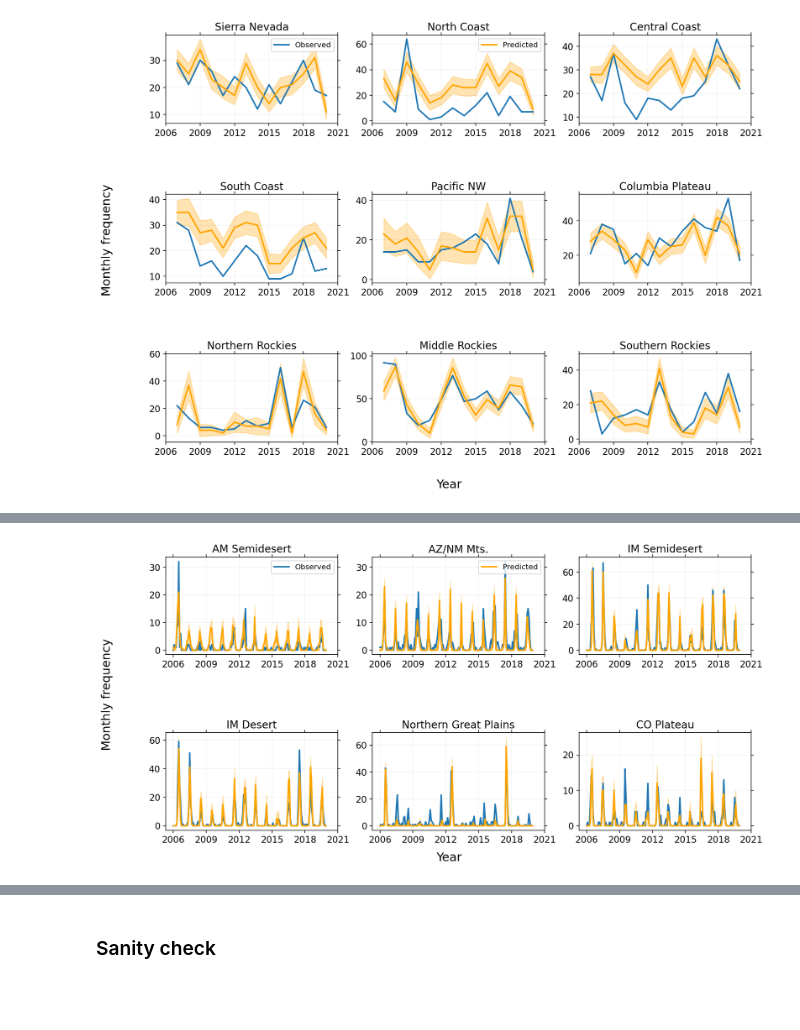
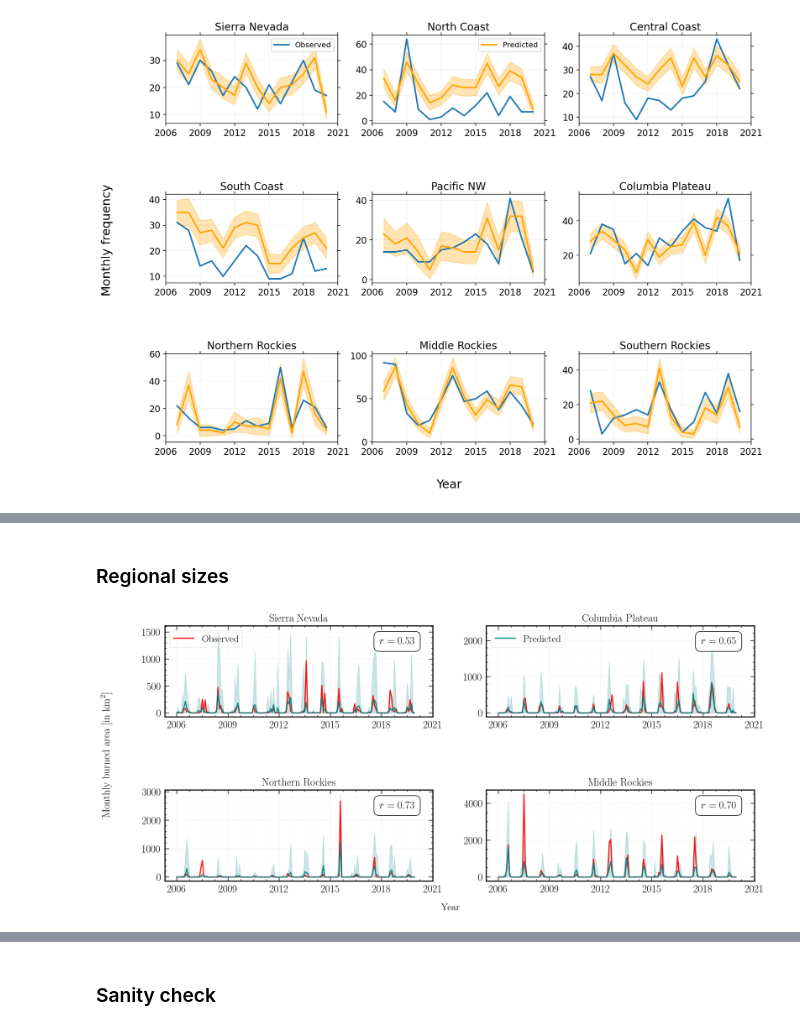
Before and after one commit to jtbuch/smlfire1.0, a Jupyter notebook: notebooks/ml_grid_plot_file.ipynb, the cells around one changed output, grey strips where cells are left out. Cells and saved outputs as stored; diff of their text form; code cells hidden in the pictures; blank space fills up the shorter version.

```diff
--- a/notebooks/ml_grid_plot_file.ipynb
+++ b/notebooks/ml_grid_plot_file.ipynb
@@ -380,0 +353,7 @@ for i in range(3):
+# %%
+size_id= '03_13_22'
+freq_id= '02_27_22'
+
+reg_ml_gpd_size_df= pd.read_hdf('../sav_files/gpd_mon_fire_size_%s'%size_id + '_ml_freq_run_%s'%freq_id + '_df.h5')
+reg_ml_lognorm_size_df= pd.read_hdf('../sav_files/lognorm_mon_fire_size_%s'%size_id + '_ml_freq_run_%s'%freq_id + '_df.h5')
+reg_data_size_df= pd.read_hdf('../sav_files/gpd_mon_fire_size_%s'%size_id + '_data_freq_df.h5')
@@ -381,32 +475,52 @@ for i in range(3):
+# %% [markdown]
+### Regional sizes
+# %%
+startmon= 264
+totmonths= final_month - startmon
+month_arr= np.linspace(startmon, final_month - 1, totmonths, dtype= np.int64)
+year_arr= np.asarray([2006, 2009, 2012, 2015, 2018, 2021]) #np.asarray([2015, 2016, 2017, 2018, 2019, 2020])
+yr_arr= np.arange(0, tot_months + 1, 12)
+
+reg_name= {1: "Sierra Nevada", 2: "North Coast", 3: "Central Coast", 4: "South Coast", 5: "Pacific NW", 6: "Columbia Plateau", 7:"Northern Rockies", \
+          8: "Middle Rockies", 9: "Southern Rockies", 10: "AM Semidesert", 11: "AZ/NM Mts.", 12: "IM Semidesert", 13: "IM Desert", 14: "Northern Great Plains", \
+          15: "High Plains", 16: "CO Plateau", 17: "SW Tablelands", 18: "CH Desert"}
+ind_grid_1= [[1, 6], [7, 8]]
+ind_grid_2= [[11, 12], [13, 14]]
 # %%
-fig, ax= plt.subplots(2, 3, figsize=(14, 6.7))
-#plt.suptitle(r'Monthly fire frequency across regions', fontsize= 18);
-fig.text(0.04, 0.5, r'Monthly frequency', va='center', rotation='vertical', fontsize= 16);
+fig, ax= plt.subplots(2, 2, figsize=(18, 8))
+#plt.suptitle(r'Monthly fire size', fontsize= 18);
+fig.text(0.04, 0.5, r'Monthly burned area [in ${\rm km}^2$]', va='center', rotation='vertical', fontsize= 18);
 fig.text(0.5, 0.04, r'Year', ha='center', fontsize= 16)
 
 for i in range(2):
-    for j in range(3):
-        regindx= ind_grid_2[i][j]
+    for j in range(2):
+        regindx= ind_grid_1[i][j]
+        reg_mon_r_calib= stats.pearsonr(mon_burned_area(fire_file, regindx), reg_data_size_df.groupby('reg_indx').get_group(regindx)['mean_size'])[0]
+
         if i+j == 0:
-            ax[i, j].plot(month_arr, mdn_freq_groups.get_group(regindx)['obs_freq'], lw= 2, label= 'Observed');
-            ax[i, j].legend(loc='upper right', frameon= True);
+            ax[i, j].plot(month_arr, mon_burned_area(fire_file, regindx)[startmon:], color= 'red', lw= 2, label= 'Observed');
+            ax[i, j].legend(loc='upper left', frameon= True);
         else:
-            ax[i, j].plot(month_arr, mdn_freq_groups.get_group(regindx)['obs_freq'], lw= 2);
+            ax[i, j].plot(month_arr, mon_burned_area(fire_file, regindx)[startmon:], color= 'red', lw= 2);
         if (i==0)&(j==1):
-            ax[i, j].plot(month_arr, mdn_freq_groups.get_group(regindx)['pred_mean_freq'], color= 'orange', lw= 2, label= 'Predicted');
-            ax[i, j].legend(loc='upper right', frameon= True);
+            ax[i, j].plot(month_arr, reg_data_size_df.groupby('reg_indx').get_group(regindx)['mean_size'][startmon:], color= 'teal', lw= 2, label= 'Predicted');
+            ax[i, j].legend(loc='upper left', frameon= True);
         else:
-            ax[i, j].plot(month_arr, mdn_freq_groups.get_group(regindx)['pred_mean_freq'], color= 'orange', lw= 2);
-        ax[i, j].fill_between(month_arr, mdn_freq_groups.get_group(regindx)['pred_high_2sig'], mdn_freq_groups.get_group(regindx)['pred_low_2sig'], color= 'orange', alpha= 0.3)
-        ax[i, j].set_title(reg_name[regindx], fontsize= 14);
-        ax[i, j].set_xticks((year_arr - 2006)*12 + start_month);
+            ax[i, j].plot(month_arr, reg_data_size_df.groupby('reg_indx').get_group(regindx)['mean_size'][startmon:], color= 'teal', lw= 2);
+        ax[i, j].fill_between(month_arr, reg_data_size_df.groupby('reg_indx').get_group(regindx)['high_1sig_size'][startmon:], reg_data_size_df.groupby('reg_indx').get_group(regindx)['low_1sig_size'][startmon:], \
+                                                                                                                             color= 'teal', alpha=0.2);
+        ax[i, j].text(0.8, 0.8, r'$r = %.2f$'%reg_mon_r_calib, fontsize= 18, bbox=dict(boxstyle='round, pad=0.5', ec= 'black', fc= 'white'), \
+            transform=ax[i, j].transAxes)
+        ax[i, j].set_title(reg_name[regindx], fontsize= 18);
+        ax[i, j].set_xticks((year_arr - 2006)*12 + startmon);
         ax[i, j].set_xticklabels(year_arr)
+        #ax[i, j].set_yscale('log')
 
         fig.subplots_adjust(hspace= 0.8)
         #fig.minorticks_on()
-        ax[i, j].tick_params(labeltop=False, top=True, labelright=False, right=True, which='both', labelsize= 12);
+        ax[i, j].tick_params(labeltop=False, top=True, labelright=False, right=True, which='both', labelsize= 18);
         ax[i, j].grid(b=True, which='major', color='black', alpha=0.05, linestyle='-');
         ax[i, j].grid(b=True, which='minor', color='black', alpha=0.01, linestyle='-');
-#plt.savefig('../plots/ml_grid_fire_freq_2.pdf', bbox_inches='tight');
+#plt.savefig('../plots/ml_grid_mon_fire_size_12km_1_data.pdf', bbox_inches='tight');
 # %% [output]
-[figure, old version]
+[figure, new version]
```
Also changed, not shown: parts of 44 cells of this notebook, 6 other files.
